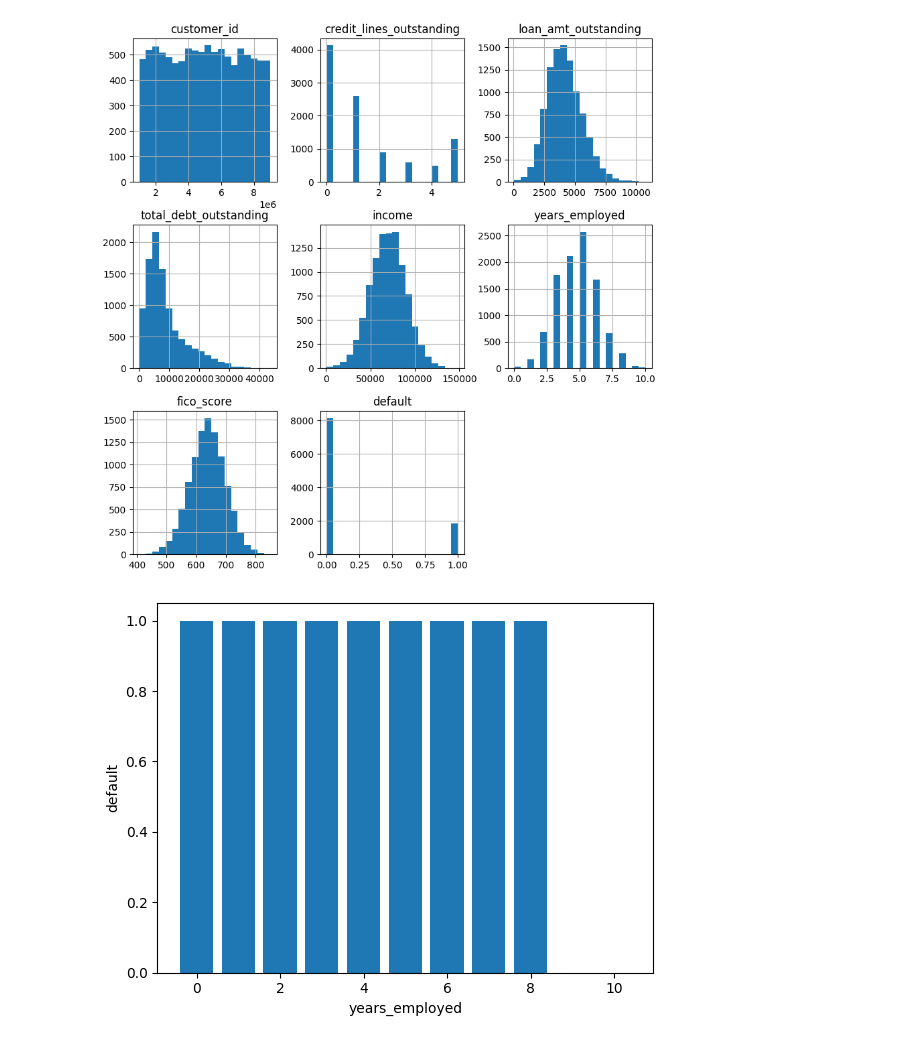
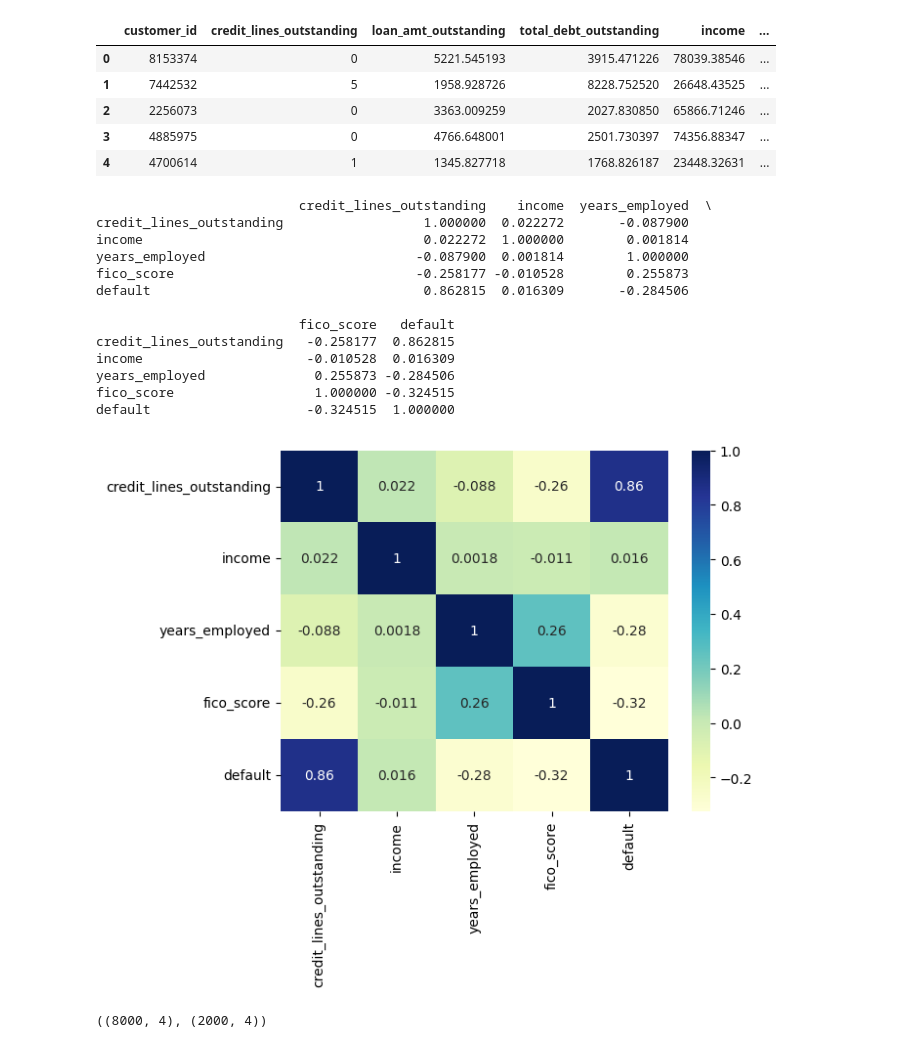
Before and after one commit to icedragon789/quantitative-research, a Jupyter notebook: task3.ipynb, the cells around one changed output. Saved outputs shown, nothing was run; the diff lists cells and outputs as text; code cells hidden in the pictures.

Commit message:
Rough inputs and model comparison

```diff
--- a/task3.ipynb
+++ b/task3.ipynb
@@ -23,23 +23,72 @@ Successfully installed joblib-1.5.3 scikit-learn-1.8.0 threadpoolctl-3.6.0
 # %%
-import pandas as pd
-import matplotlib.pyplot as plt
-import numpy as np
+
+warnings.filterwarnings('ignore')
+
 df = pd.read_csv("Task 3 and 4_Loan_Data.csv" )
 
 # id_default_outstanding = df.loc[df["default"] == 0, "credit_lines_outstanding"]
 # code
 # counts = df['credit_lines_outstanding'].value_counts()
 
+df.head()
 # df.info()
 # df.describe().T
 # df.isnull().sum() # NO NULLS!
-df.hist(bins=20, figsize=(10, 10))
-plt.show()
+# df.hist(bins=20, figsize=(10, 10))
+# plt.show()
 # See the correlation between each column
 # res = df.corr()
 # print(res)
 # %% [output]
-[figure, removed]
+|  | customer_id | credit_lines_outstanding | loan_amt_outstanding | total_debt_outstanding | income | ... |
+| 0 | 8153374 | 0 | 5221.545193 | 3915.471226 | 78039.38546 | ... |
+| 1 | 7442532 | 5 | 1958.928726 | 8228.752520 | 26648.43525 | ... |
+| 2 | 2256073 | 0 | 3363.009259 | 2027.830850 | 65866.71246 | ... |
+| 3 | 4885975 | 0 | 4766.648001 | 2501.730397 | 74356.88347 | ... |
+| 4 | 4700614 | 1 | 1345.827718 | 1768.826187 | 23448.32631 | ... |
 # %%
+
+# Drop redundant features that will negatively effect the model's performance
+df = df.drop(columns=['total_debt_outstanding', 'loan_amt_outstanding', 'customer_id'])
+# Note: Keep credit_lines_outstanding as it is a more direct measure of the number of loans a borrower has,
+# which can be an important factor in assessing credit risk. Total_debt_outstanding and loan_amt_outstanding
+# may be correlated with credit_lines_outstanding, but they do not provide additional information about the
+# number of loans a borrower has, which is a key factor in determining their creditworthiness.
+
+# Compute correlation matrix
+co_mtx = df.corr(numeric_only=True)
+
+
+# Print correlation matrix
+print(co_mtx)
+
+# Plot correlation heatmap
+sns.heatmap(co_mtx, cmap="YlGnBu", annot=True)
+
+# Display heatmap
+plt.show()
 # %% [output]
+                          credit_lines_outstanding    income  years_employed  \
+credit_lines_outstanding                  1.000000  0.022272       -0.087900
+income                                    0.022272  1.000000        0.001814
+years_employed                           -0.087900  0.001814        1.000000
+fico_score                               -0.258177 -0.010528        0.255873
+default                                   0.862815  0.016309       -0.284506
+
+                          fico_score   default
+credit_lines_outstanding   -0.258177  0.862815
+income                     -0.010528  0.016309
+years_employed              0.255873 -0.284506
+fico_score                  1.000000 -0.324515
+default                    -0.324515  1.000000
-[figure, old version]
+[figure, new version]
+# %%
+features = df.drop(['default'], axis=1)
+target = df['default']
+
+xtrain, xtest, ytrain, ytest = train_test_split(
+    features, target, test_size=0.2, random_state=40)
+
+xtrain.shape, xtest.shape
+# %% [output]
+((8000, 4), (2000, 4))
```
Also changed, not shown: parts of 6 cells of this notebook.
